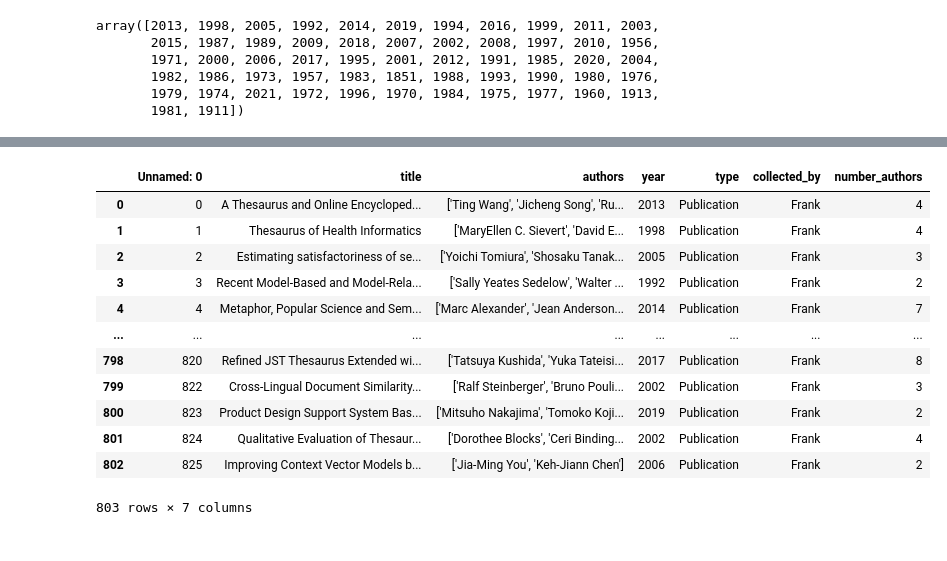
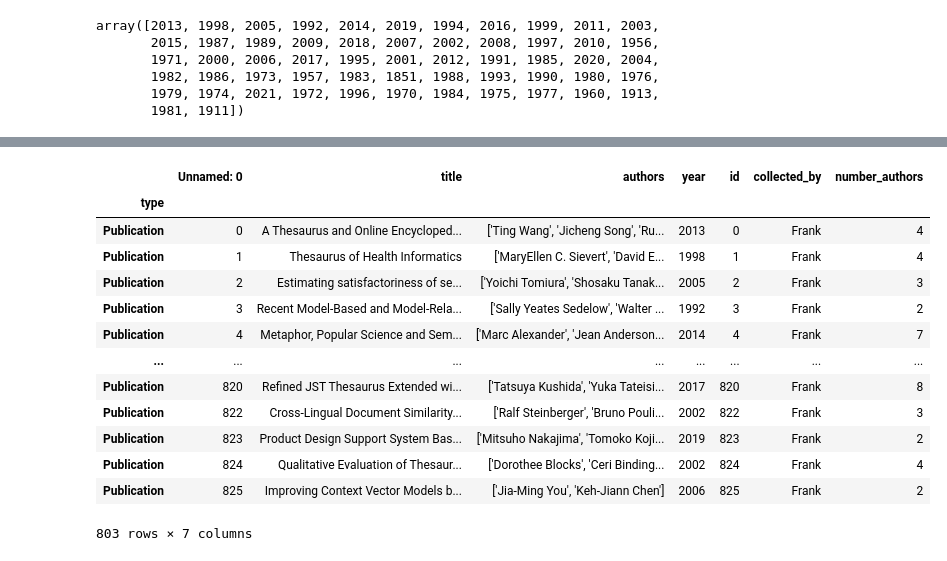
Before and after one commit to Ffariel/2022-2023-Data_Librarian_Frank_Foerster, a Jupyter notebook: Modul_2/Modul 2 Part 1 Pandas2.ipynb, the cells around one changed output, grey strips where cells are left out. Drawn from its saved outputs; the diff is of its cells as text; code cells hidden in the pictures.

```diff
--- a/Modul_2/Modul 2 Part 1 Pandas2.ipynb
+++ b/Modul_2/Modul 2 Part 1 Pandas2.ipynb
@@ -194,20 +210,21 @@ df_ff.groupby("year").count()
 # %%
 df_ff.to_csv("bibso_expo.csv", sep=";")
 # %%
-pd.read_csv("bibso_expo.csv", sep=";")
+pd.read_csv("bibso_expo.csv", sep=";", index_col=4)
 # %% [output]
-|  | Unnamed: 0 | title | authors | year | type | collected_by | number_authors |
-| 0 | 0 | A Thesaurus and Online Encycloped... | ['Ting Wang', 'Jicheng Song', 'Ru... | 2013 | Publication | Frank | 4 |
-| 1 | 1 | Thesaurus of Health Informatics | ['MaryEllen C. Sievert', 'David E... | 1998 | Publication | Frank | 4 |
-| 2 | 2 | Estimating satisfactoriness of se... | ['Yoichi Tomiura', 'Shosaku Tanak... | 2005 | Publication | Frank | 3 |
-| 3 | 3 | Recent Model-Based and Model-Rela... | ['Sally Yeates Sedelow', 'Walter ... | 1992 | Publication | Frank | 2 |
-| 4 | 4 | Metaphor, Popular Science and Sem... | ['Marc Alexander', 'Jean Anderson... | 2014 | Publication | Frank | 7 |
+|  | Unnamed: 0 | title | authors | year | id | collected_by | number_authors |
+| type |  |  |  |  |  |  |  |
+| Publication | 0 | A Thesaurus and Online Encycloped... | ['Ting Wang', 'Jicheng Song', 'Ru... | 2013 | 0 | Frank | 4 |
+| Publication | 1 | Thesaurus of Health Informatics | ['MaryEllen C. Sievert', 'David E... | 1998 | 1 | Frank | 4 |
+| Publication | 2 | Estimating satisfactoriness of se... | ['Yoichi Tomiura', 'Shosaku Tanak... | 2005 | 2 | Frank | 3 |
+| Publication | 3 | Recent Model-Based and Model-Rela... | ['Sally Yeates Sedelow', 'Walter ... | 1992 | 3 | Frank | 2 |
+| Publication | 4 | Metaphor, Popular Science and Sem... | ['Marc Alexander', 'Jean Anderson... | 2014 | 4 | Frank | 7 |
 | ... | ... | ... | ... | ... | ... | ... | ... |
-| 798 | 820 | Refined JST Thesaurus Extended wi... | ['Tatsuya Kushida', 'Yuka Tateisi... | 2017 | Publication | Frank | 8 |
-| 799 | 822 | Cross-Lingual Document Similarity... | ['Ralf Steinberger', 'Bruno Pouli... | 2002 | Publication | Frank | 3 |
-| 800 | 823 | Product Design Support System Bas... | ['Mitsuho Nakajima', 'Tomoko Koji... | 2019 | Publication | Frank | 2 |
-| 801 | 824 | Qualitative Evaluation of Thesaur... | ['Dorothee Blocks', 'Ceri Binding... | 2002 | Publication | Frank | 4 |
-| 802 | 825 | Improving Context Vector Models b... | ['Jia-Ming You', 'Keh-Jiann Chen'] | 2006 | Publication | Frank | 2 |
+| Publication | 820 | Refined JST Thesaurus Extended wi... | ['Tatsuya Kushida', 'Yuka Tateisi... | 2017 | 820 | Frank | 8 |
+| Publication | 822 | Cross-Lingual Document Similarity... | ['Ralf Steinberger', 'Bruno Pouli... | 2002 | 822 | Frank | 3 |
+| Publication | 823 | Product Design Support System Bas... | ['Mitsuho Nakajima', 'Tomoko Koji... | 2019 | 823 | Frank | 2 |
+| Publication | 824 | Qualitative Evaluation of Thesaur... | ['Dorothee Blocks', 'Ceri Binding... | 2002 | 824 | Frank | 4 |
+| Publication | 825 | Improving Context Vector Models b... | ['Jia-Ming You', 'Keh-Jiann Chen'] | 2006 | 825 | Frank | 2 |
 803 rows × 7 columns
 # %%
 df_ff.to_json("bibso_expo.json", orient="records")
```
Also changed, not shown: parts of 9 cells of this notebook.
